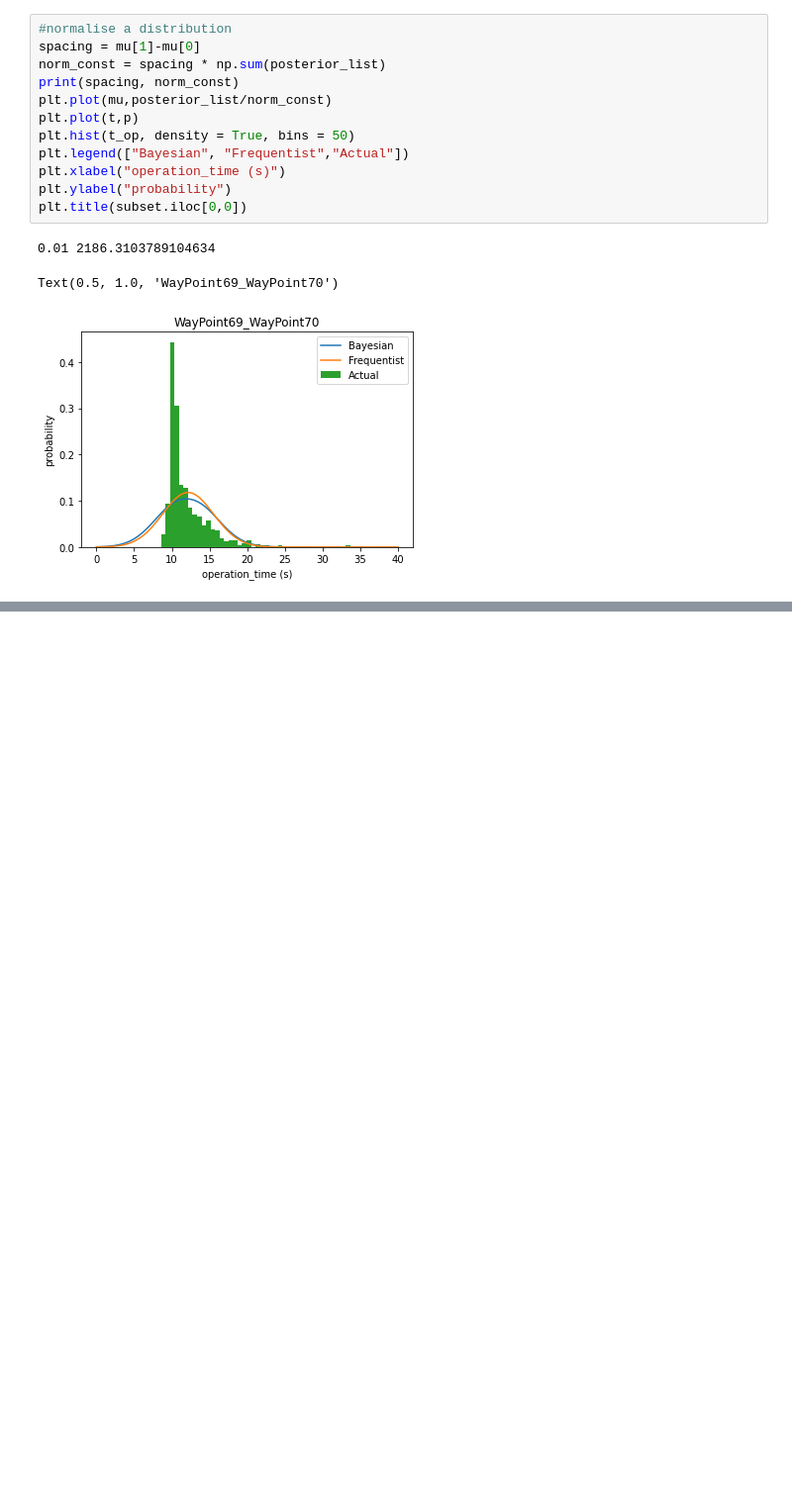
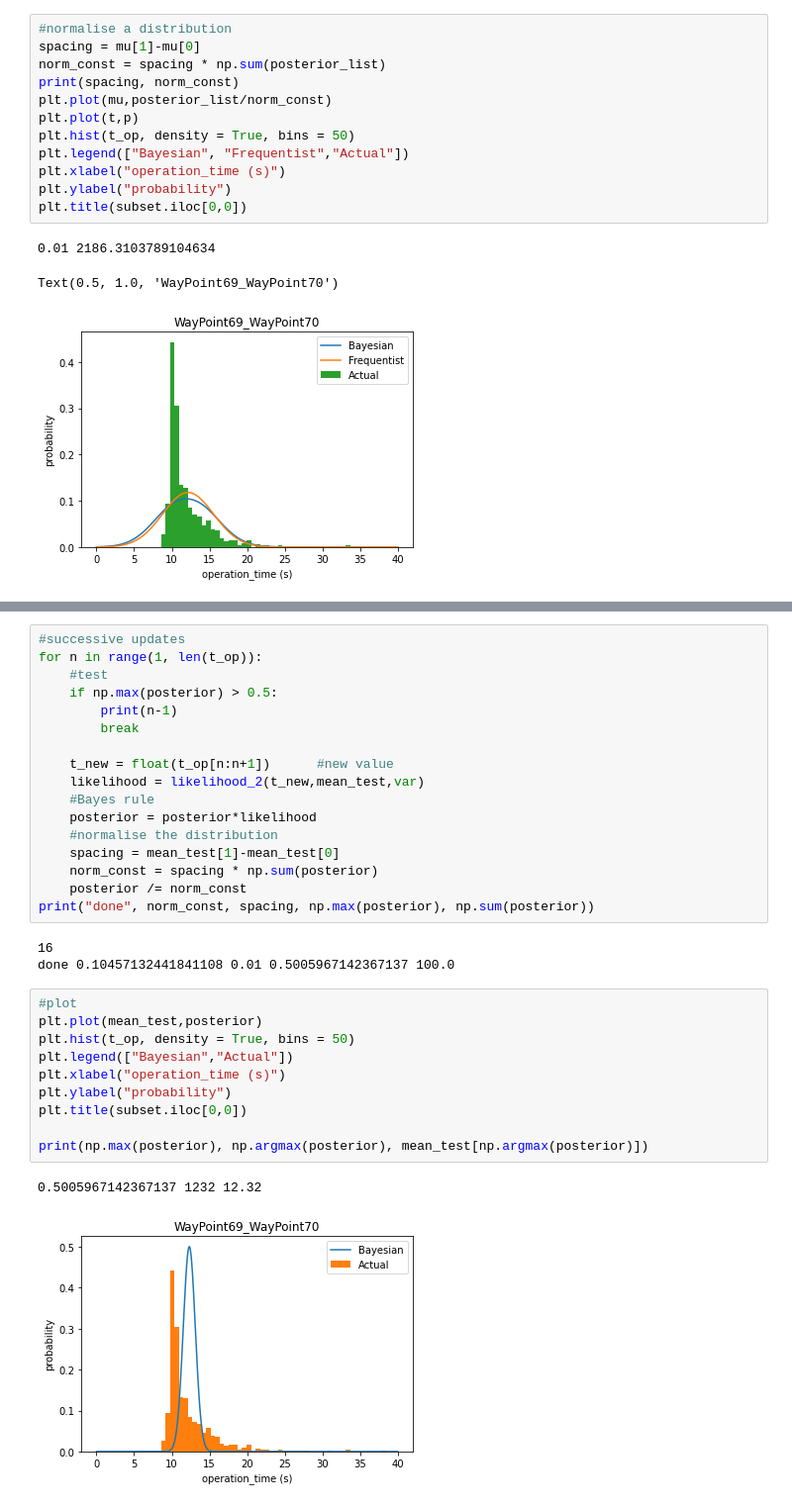
Before and after one commit to pyliut/Rokos2021, a Jupyter notebook: Wk1/MAIN.ipynb, the cells around one changed output, grey strips where cells are left out. Shown: that part at 99% size. Drawn from its saved outputs; the diff is of its cells as text; blank space fills up the shorter version.

```diff
--- a/Wk1/MAIN.ipynb
+++ b/Wk1/MAIN.ipynb
@@ -266,0 +347,33 @@ plt.hist(t_log, density = True, bins = 50)
+# %%
+#successive updates
+for n in range(1, len(t_op)):
+    #test
+    if np.max(posterior) > 0.5:
+        print(n-1)
+        break
+
+    t_new = float(t_op[n:n+1])      #new value
+    likelihood = likelihood_2(t_new,mean_test,var)
+    #Bayes rule
+    posterior = posterior*likelihood
+    #normalise the distribution
+    spacing = mean_test[1]-mean_test[0]
+    norm_const = spacing * np.sum(posterior)
+    posterior /= norm_const
+print("done", norm_const, spacing, np.max(posterior), np.sum(posterior))
+# %% [output]
+16
+done 0.10457132441841108 0.01 0.5005967142367137 100.0
+# %%
+#plot
+plt.plot(mean_test,posterior)
+plt.hist(t_op, density = True, bins = 50)
+plt.legend(["Bayesian","Actual"])
+plt.xlabel("operation_time (s)")
+plt.ylabel("probability")
+plt.title(subset.iloc[0,0])
+
+print(np.max(posterior), np.argmax(posterior), mean_test[np.argmax(posterior)])
+# %% [output]
+0.5005967142367137 1232 12.32
+[figure, added]
```
Also changed, not shown: parts of 28 cells of this notebook.
